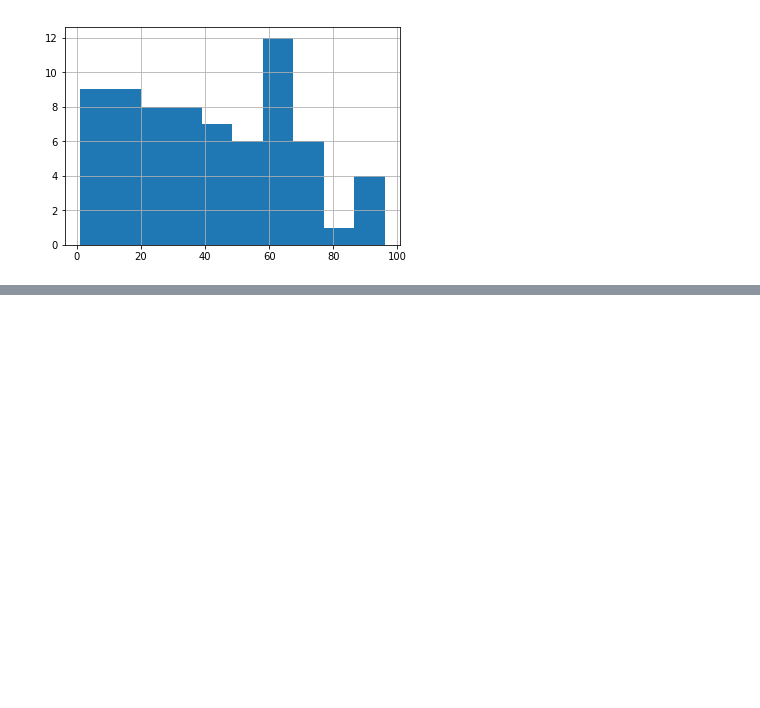
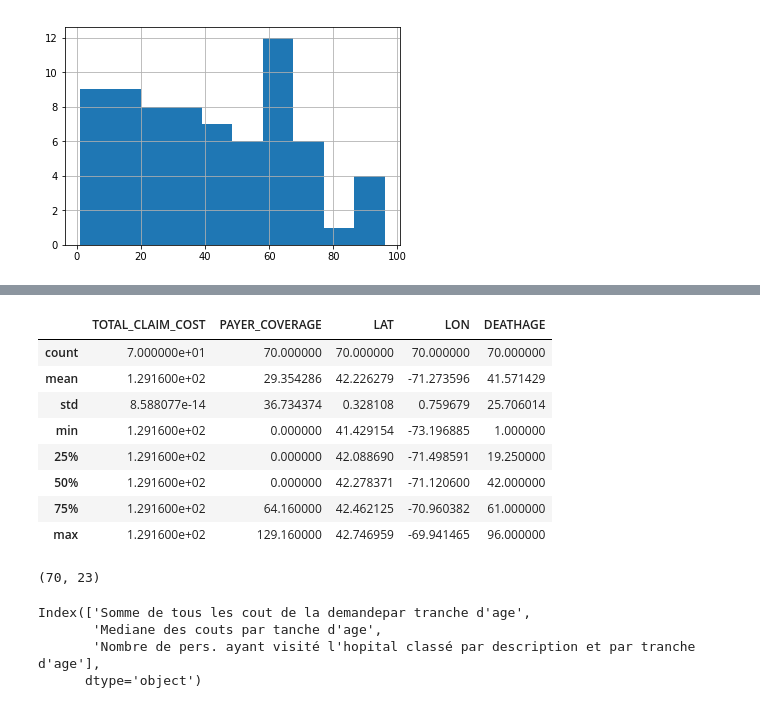
Before and after one commit to marieaimee40/test-sbc4d, a Jupyter notebook: Exercice_leçon3.ipynb, the cells around one changed output, grey strips where cells are left out. Saved outputs shown, nothing was run; the diff lists cells and outputs as text; code cells hidden in the pictures; blank space fills up the shorter version.

```diff
--- a/Exercice_leçon3.ipynb
+++ b/Exercice_leçon3.ipynb
@@ -172,0 +237,23 @@ df["DEATHAGE"].hist(bins=10)
+# %%
+df.describe()
+# %% [output]
+|  | TOTAL_CLAIM_COST | PAYER_COVERAGE | LAT | LON | DEATHAGE |
+| count | 7.000000e+01 | 70.000000 | 70.000000 | 70.000000 | 70.000000 |
+| mean | 1.291600e+02 | 29.354286 | 42.226279 | -71.273596 | 41.571429 |
+| std | 8.588077e-14 | 36.734374 | 0.328108 | 0.759679 | 25.706014 |
+| min | 1.291600e+02 | 0.000000 | 41.429154 | -73.196885 | 1.000000 |
+| 25% | 1.291600e+02 | 0.000000 | 42.088690 | -71.498591 | 19.250000 |
+| 50% | 1.291600e+02 | 0.000000 | 42.278371 | -71.120600 | 42.000000 |
+| 75% | 1.291600e+02 | 64.160000 | 42.462125 | -70.960382 | 61.000000 |
+| max | 1.291600e+02 | 129.160000 | 42.746959 | -69.941465 | 96.000000 |
+# %%
+df.shape
+# %% [output]
+(70, 23)
+# %%
+df3.columns
+# %% [output]
+Index(['Somme de tous les cout de la demandepar tranche d'age',
+       'Mediane des couts par tanche d'age',
+       'Nombre de pers. ayant visité l'hopital classé par description et par tranche d'age'],
+      dtype='object')
```
Also changed, not shown: parts of 14 cells of this notebook.
